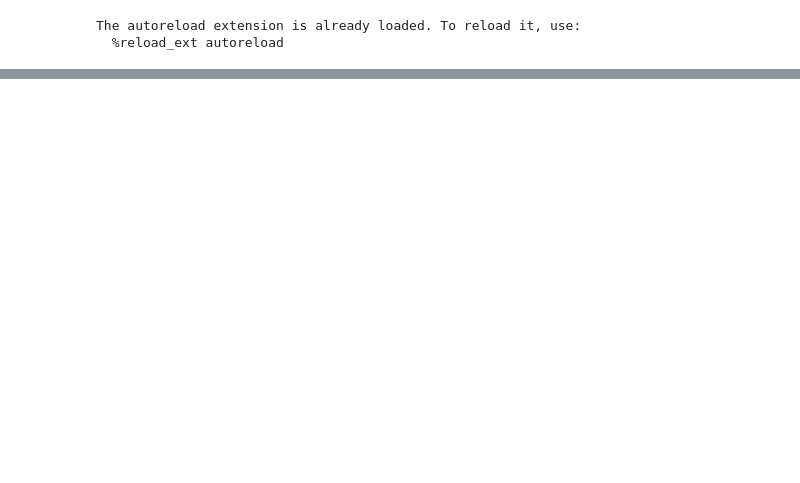
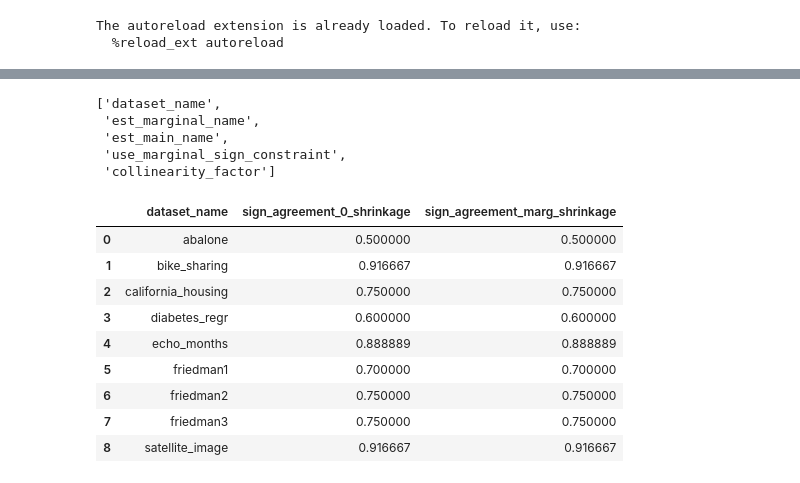
Before and after one commit to csinva/gam-experiments, a Jupyter notebook: notebooks/04_vary_linear.ipynb, the cells around one changed output, grey strips where cells are left out. Drawn from its saved outputs; the diff is of its cells as text; code cells hidden in the pictures; blank space fills up the shorter version.

Commit message:
run expts with sign agreement

```diff
--- a/notebooks/04_vary_linear.ipynb
+++ b/notebooks/04_vary_linear.ipynb
@@ -72,0 +74,45 @@ plt.show()
+# %%
+imodelsx.process_results.get_experiment_keys(r, experiment_filename)
+# %% [output]
+['dataset_name',
+ 'est_marginal_name',
+ 'est_main_name',
+ 'use_marginal_sign_constraint',
+ 'collinearity_factor']
+# %%
+d = r
+d = d[d.seed == 1]
+d = d[d.use_marginal_divide_by_d == 1]
+d = d[d.collinearity_factor == 0.0]
+# %%
+df = defaultdict(list)
+for idx, g in d.groupby(
+    [
+        "dataset_name",
+        # "est_marginal_name",
+        # "est_main_name",
+    ]
+):
+    coef_marg = g[(g.est_marginal_name == "ridge") & (g.est_main_name == 'None')].coef.values[0]
+    coef_main = g[(g.est_marginal_name == "None") & (g.est_main_name == 'ridge')].coef.values[0]
+    coef_both = g[(g.est_marginal_name == "ridge") & (g.est_main_name == 'ridge')].coef.values[0]
+
+    df['dataset_name'].append(idx[0])
+    # display(g)
+    df['sign_agreement_0_shrinkage'].append(np.mean(np.sign(coef_marg) == np.sign(coef_main)))
+    df['sign_agreement_marg_shrinkage'].append(np.mean(np.sign(coef_marg) == np.sign(coef_both)))
+    # print(coef_marg, coef_main)
+    # break
+# %%
+pd.DataFrame(df)
+# %% [output]
+|  | dataset_name | sign_agreement_0_shrinkage | sign_agreement_marg_shrinkage |
+| 0 | abalone | 0.500000 | 0.500000 |
+| 1 | bike_sharing | 0.916667 | 0.916667 |
+| 2 | california_housing | 0.750000 | 0.750000 |
+| 3 | diabetes_regr | 0.600000 | 0.600000 |
+| 4 | echo_months | 0.888889 | 0.888889 |
+| 5 | friedman1 | 0.700000 | 0.700000 |
+| 6 | friedman2 | 0.750000 | 0.750000 |
+| 7 | friedman3 | 0.750000 | 0.750000 |
+| 8 | satellite_image | 0.916667 | 0.916667 |
```
Also changed, not shown: parts of 9 cells of this notebook, 2 other files.
